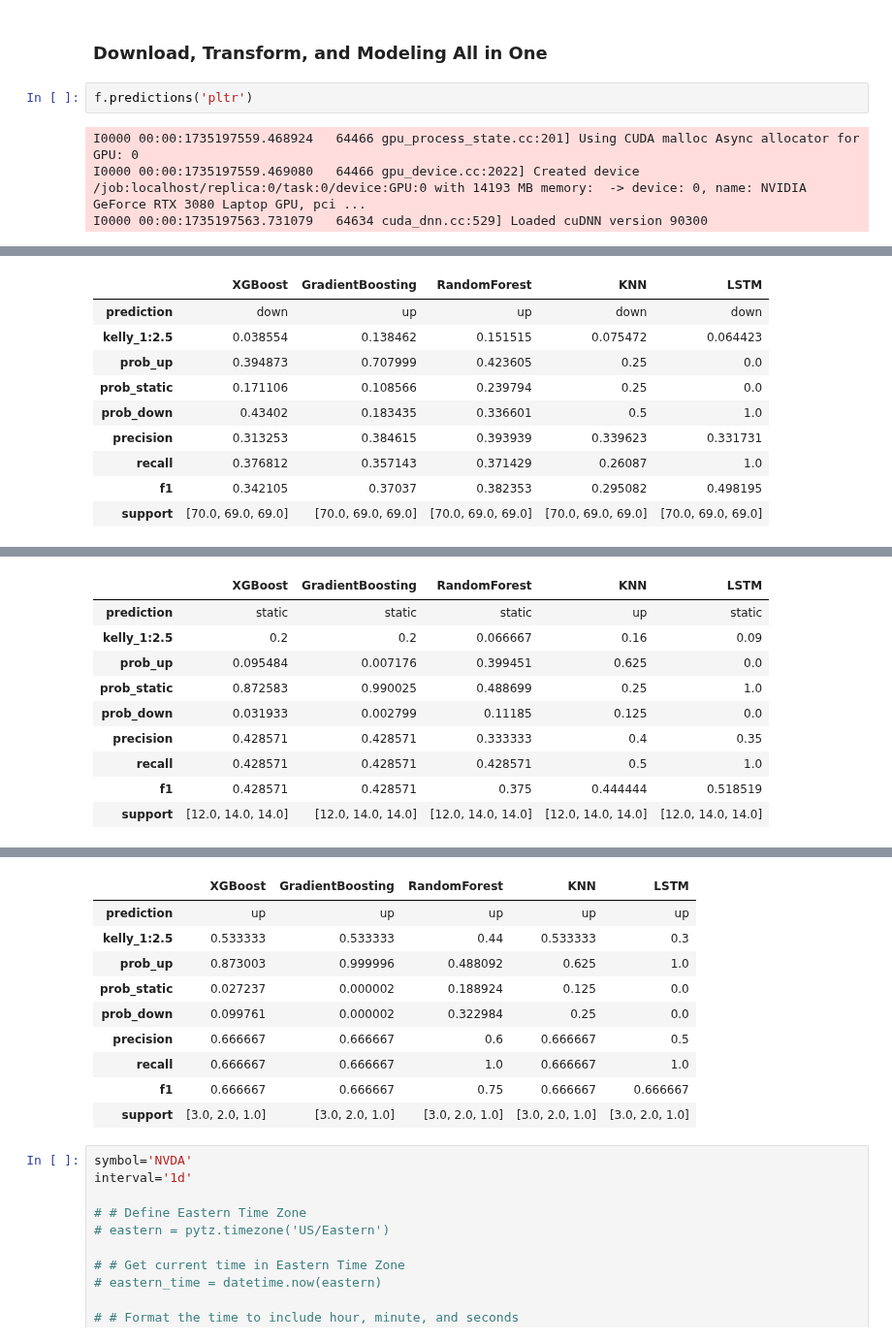
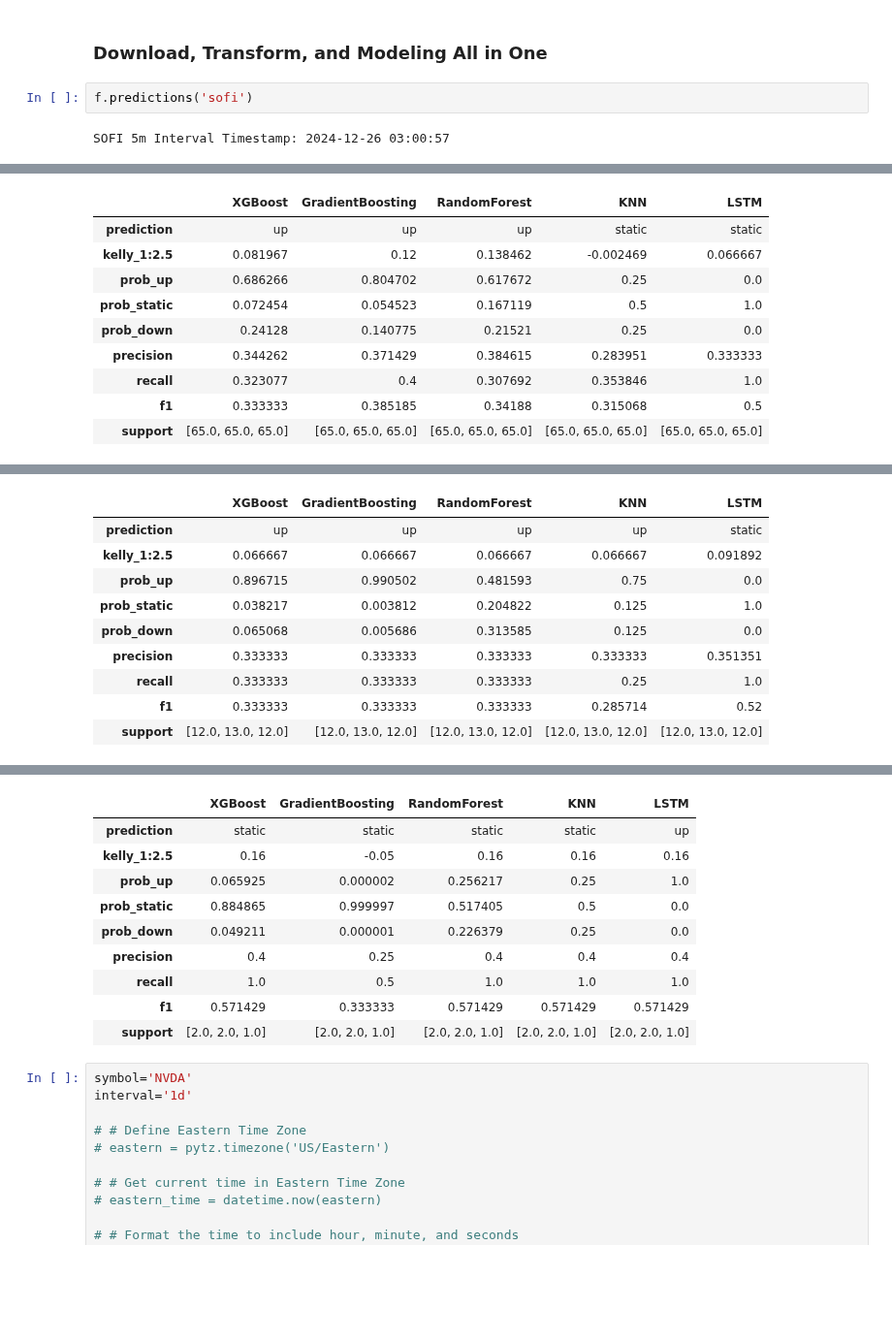
Before and after one commit to yuchild/stock_production, a Jupyter notebook: stock_next_time_frame_predictor.ipynb, the cells around one changed output, grey strips where cells are left out. Shown at 97% size. Saved outputs shown, nothing was run; the diff lists cells and outputs as text; blank space fills up the shorter version.

```diff
--- a/stock_next_time_frame_predictor.ipynb
+++ b/stock_next_time_frame_predictor.ipynb
@@ -79,8 +79,6 @@ from src import modules as f # f is for function
 # %% [markdown]
 ### Download, Transform, and Modeling All in One
 # %%
-f.predictions('pltr')
+f.predictions('sofi')
 # %% [output]
-I0000 00:00:1735197559.468924   64466 gpu_process_state.cc:201] Using CUDA malloc Async allocator for GPU: 0
-I0000 00:00:1735197559.469080   64466 gpu_device.cc:2022] Created device /job:localhost/replica:0/task:0/device:GPU:0 with 14193 MB memory:  -> device: 0, name: NVIDIA GeForce RTX 3080 Laptop GPU, pci ...
-I0000 00:00:1735197563.731079   64634 cuda_dnn.cc:529] Loaded cuDNN version 90300
+SOFI 5m Interval Timestamp: 2024-12-26 03:00:57
@@ -119,0 +118,10 @@ PLTR 1h Interval Timestamp: 2024-12-26 02:20:07
+|  | XGBoost | GradientBoosting | RandomForest | KNN | LSTM |
+| prediction | up | up | up | static | static |
+| kelly_1:2.5 | 0.081967 | 0.12 | 0.138462 | -0.002469 | 0.066667 |
+| prob_up | 0.686266 | 0.804702 | 0.617672 | 0.25 | 0.0 |
+| prob_static | 0.072454 | 0.054523 | 0.167119 | 0.5 | 1.0 |
+| prob_down | 0.24128 | 0.140775 | 0.21521 | 0.25 | 0.0 |
+| precision | 0.344262 | 0.371429 | 0.384615 | 0.283951 | 0.333333 |
+| recall | 0.323077 | 0.4 | 0.307692 | 0.353846 | 1.0 |
+| f1 | 0.333333 | 0.385185 | 0.34188 | 0.315068 | 0.5 |
+| support | [65.0, 65.0, 65.0] | [65.0, 65.0, 65.0] | [65.0, 65.0, 65.0] | [65.0, 65.0, 65.0] | [65.0, 65.0, 65.0] |
@@ -121,10 +129,10 @@ PLTR 1d Interval Timestamp: 2024-12-26 02:21:21
-|  | XGBoost | GradientBoosting | RandomForest | KNN | LSTM |
-| prediction | down | up | up | down | down |
-| kelly_1:2.5 | 0.038554 | 0.138462 | 0.151515 | 0.075472 | 0.064423 |
-| prob_up | 0.394873 | 0.707999 | 0.423605 | 0.25 | 0.0 |
-| prob_static | 0.171106 | 0.108566 | 0.239794 | 0.25 | 0.0 |
-| prob_down | 0.43402 | 0.183435 | 0.336601 | 0.5 | 1.0 |
-| precision | 0.313253 | 0.384615 | 0.393939 | 0.339623 | 0.331731 |
-| recall | 0.376812 | 0.357143 | 0.371429 | 0.26087 | 1.0 |
-| f1 | 0.342105 | 0.37037 | 0.382353 | 0.295082 | 0.498195 |
-| support | [70.0, 69.0, 69.0] | [70.0, 69.0, 69.0] | [70.0, 69.0, 69.0] | [70.0, 69.0, 69.0] | [70.0, 69.0, 69.0] |
+|  | XGBoost | GradientBoosting | RandomForest | KNN | LSTM |
+| prediction | up | up | up | up | static |
+| kelly_1:2.5 | 0.066667 | 0.066667 | 0.066667 | 0.066667 | 0.091892 |
+| prob_up | 0.896715 | 0.990502 | 0.481593 | 0.75 | 0.0 |
+| prob_static | 0.038217 | 0.003812 | 0.204822 | 0.125 | 1.0 |
+| prob_down | 0.065068 | 0.005686 | 0.313585 | 0.125 | 0.0 |
+| precision | 0.333333 | 0.333333 | 0.333333 | 0.333333 | 0.351351 |
+| recall | 0.333333 | 0.333333 | 0.333333 | 0.25 | 1.0 |
+| f1 | 0.333333 | 0.333333 | 0.333333 | 0.285714 | 0.52 |
+| support | [12.0, 13.0, 12.0] | [12.0, 13.0, 12.0] | [12.0, 13.0, 12.0] | [12.0, 13.0, 12.0] | [12.0, 13.0, 12.0] |
@@ -132,10 +139,0 @@ PLTR 1wk Interval Timestamp: 2024-12-26 02:21:38
-|  | XGBoost | GradientBoosting | RandomForest | KNN | LSTM |
-| prediction | static | static | static | up | static |
-| kelly_1:2.5 | 0.2 | 0.2 | 0.066667 | 0.16 | 0.09 |
-| prob_up | 0.095484 | 0.007176 | 0.399451 | 0.625 | 0.0 |
-| prob_static | 0.872583 | 0.990025 | 0.488699 | 0.25 | 1.0 |
-| prob_down | 0.031933 | 0.002799 | 0.11185 | 0.125 | 0.0 |
-| precision | 0.428571 | 0.428571 | 0.333333 | 0.4 | 0.35 |
-| recall | 0.428571 | 0.428571 | 0.428571 | 0.5 | 1.0 |
-| f1 | 0.428571 | 0.428571 | 0.375 | 0.444444 | 0.518519 |
-| support | [12.0, 14.0, 14.0] | [12.0, 14.0, 14.0] | [12.0, 14.0, 14.0] | [12.0, 14.0, 14.0] | [12.0, 14.0, 14.0] |
@@ -143,13 +140,13 @@ PLTR 1mo Interval Timestamp: 2024-12-26 02:21:47
 |  | XGBoost | GradientBoosting | RandomForest | KNN | LSTM |
-| prediction | up | up | up | up | up |
-| kelly_1:2.5 | 0.533333 | 0.533333 | 0.44 | 0.533333 | 0.3 |
-| prob_up | 0.873003 | 0.999996 | 0.488092 | 0.625 | 1.0 |
-| prob_static | 0.027237 | 0.000002 | 0.188924 | 0.125 | 0.0 |
-| prob_down | 0.099761 | 0.000002 | 0.322984 | 0.25 | 0.0 |
-| precision | 0.666667 | 0.666667 | 0.6 | 0.666667 | 0.5 |
-| recall | 0.666667 | 0.666667 | 1.0 | 0.666667 | 1.0 |
-| f1 | 0.666667 | 0.666667 | 0.75 | 0.666667 | 0.666667 |
-| support | [3.0, 2.0, 1.0] | [3.0, 2.0, 1.0] | [3.0, 2.0, 1.0] | [3.0, 2.0, 1.0] | [3.0, 2.0, 1.0] |
+| prediction | static | static | static | static | up |
+| kelly_1:2.5 | 0.16 | -0.05 | 0.16 | 0.16 | 0.16 |
+| prob_up | 0.065925 | 0.000002 | 0.256217 | 0.25 | 1.0 |
+| prob_static | 0.884865 | 0.999997 | 0.517405 | 0.5 | 0.0 |
+| prob_down | 0.049211 | 0.000001 | 0.226379 | 0.25 | 0.0 |
+| precision | 0.4 | 0.25 | 0.4 | 0.4 | 0.4 |
+| recall | 1.0 | 0.5 | 1.0 | 1.0 | 1.0 |
+| f1 | 0.571429 | 0.333333 | 0.571429 | 0.571429 | 0.571429 |
+| support | [2.0, 2.0, 1.0] | [2.0, 2.0, 1.0] | [2.0, 2.0, 1.0] | [2.0, 2.0, 1.0] | [2.0, 2.0, 1.0] |
 # %%
 symbol='NVDA'
 interval='1d'
```
Also changed, not shown: parts of 1 cell of this notebook, 24 other files.
